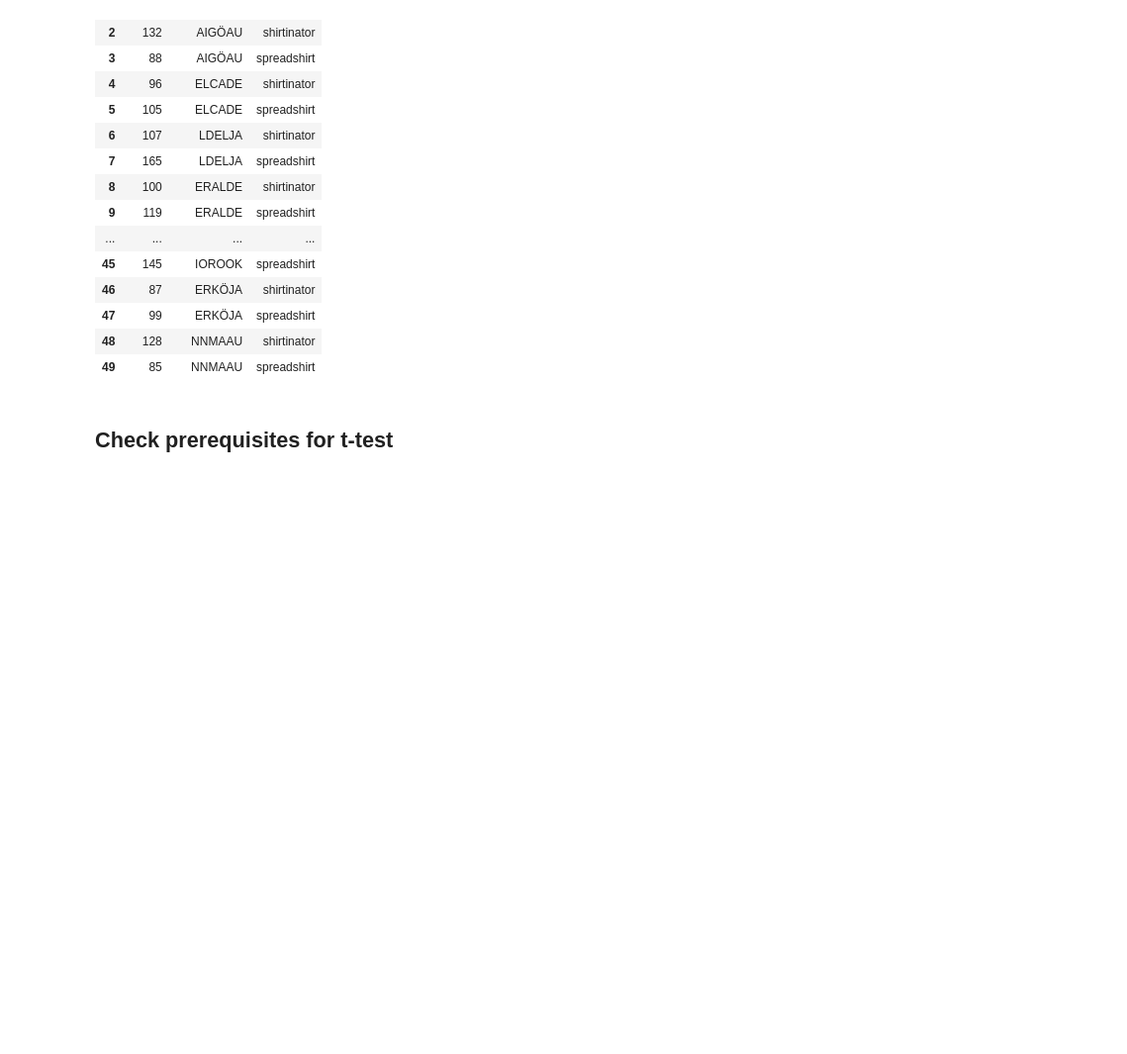
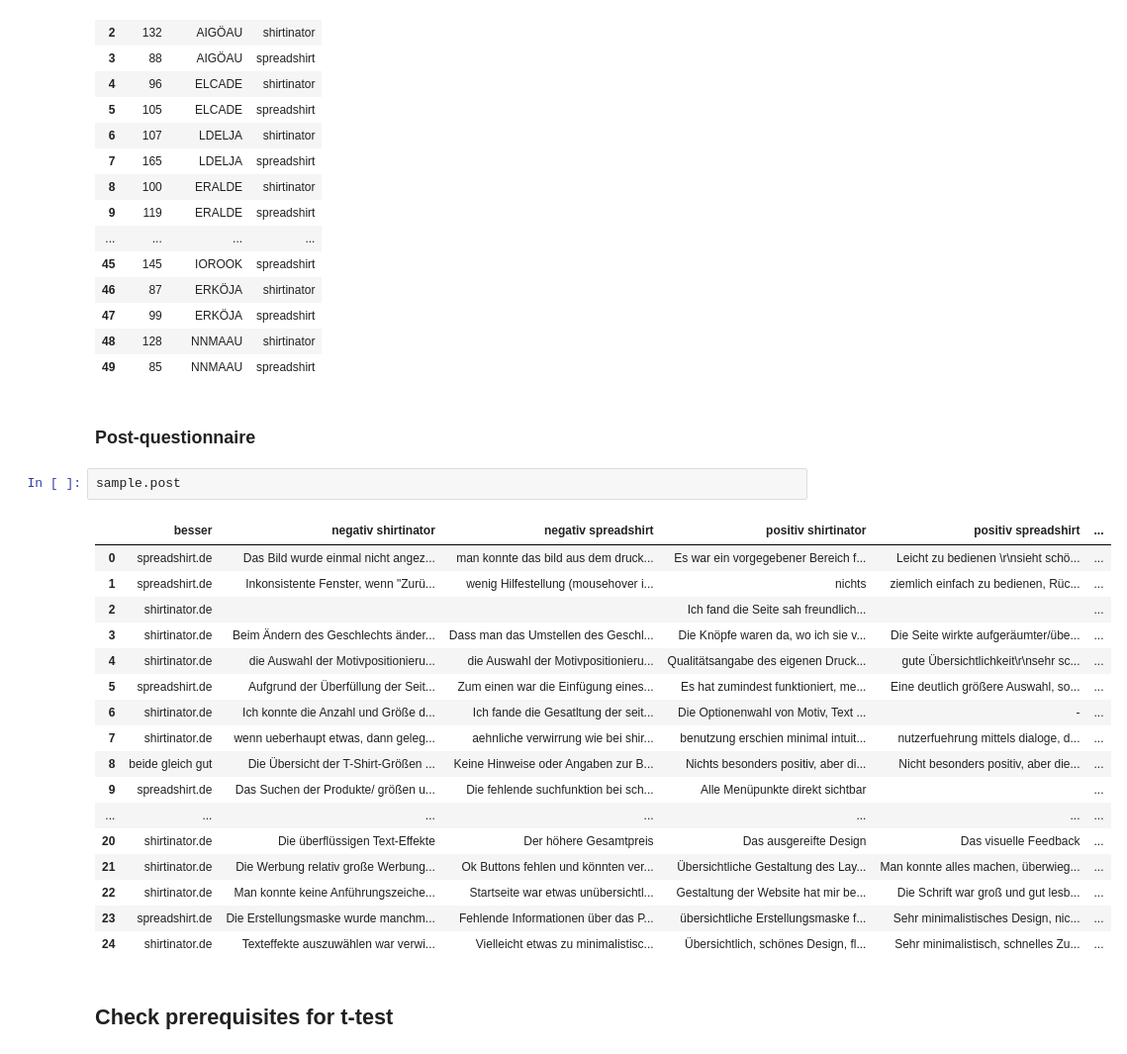
Before and after one commit to severinsimmler/usability-survey, a Jupyter notebook: analysis/analysis.ipynb, the cells around one changed output. Shown: that part at 99% size. Drawn from its saved outputs; the diff is of its cells as text; blank space fills up the shorter version.

```diff
--- a/analysis/analysis.ipynb
+++ b/analysis/analysis.ipynb
@@ -169,6 +169,28 @@ sample.mouse
 | 47 | 99 | ERKÖJA | spreadshirt |
 | 48 | 128 | NNMAAU | shirtinator |
 | 49 | 85 | NNMAAU | spreadshirt |
+# %% [markdown]
+### Post-questionnaire
+# %%
+sample.post
+# %% [output]
+|  | besser | negativ shirtinator | negativ spreadshirt | positiv shirtinator | positiv spreadshirt | ... |
+| 0 | spreadshirt.de | Das Bild wurde einmal nicht angez... | man konnte das bild aus dem druck... | Es war ein vorgegebener Bereich f... | Leicht zu bedienen \r\nsieht schö... | ... |
+| 1 | spreadshirt.de | Inkonsistente Fenster, wenn "Zurü... | wenig Hilfestellung (mousehover i... | nichts | ziemlich einfach zu bedienen, Rüc... | ... |
+| 2 | shirtinator.de |  |  | Ich fand die Seite sah freundlich... |  | ... |
+| 3 | shirtinator.de | Beim Ändern des Geschlechts änder... | Dass man das Umstellen des Geschl... | Die Knöpfe waren da, wo ich sie v... | Die Seite wirkte aufgeräumter/übe... | ... |
+| 4 | shirtinator.de | die Auswahl der Motivpositionieru... | die Auswahl der Motivpositionieru... | Qualitätsangabe des eigenen Druck... | gute Übersichtlichkeit\r\nsehr sc... | ... |
+| 5 | spreadshirt.de | Aufgrund der Überfüllung der Seit... | Zum einen war die Einfügung eines... | Es hat zumindest funktioniert, me... | Eine deutlich größere Auswahl, so... | ... |
+| 6 | shirtinator.de | Ich konnte die Anzahl und Größe d... | Ich fande die Gesatltung der seit... | Die Optionenwahl von Motiv, Text ... | - | ... |
+| 7 | shirtinator.de | wenn ueberhaupt etwas, dann geleg... | aehnliche verwirrung wie bei shir... | benutzung erschien minimal intuit... | nutzerfuehrung mittels dialoge, d... | ... |
+| 8 | beide gleich gut | Die Übersicht der T-Shirt-Größen ... | Keine Hinweise oder Angaben zur B... | Nichts besonders positiv, aber di... | Nicht besonders positiv, aber die... | ... |
+| 9 | spreadshirt.de | Das Suchen der Produkte/ größen u... | Die fehlende suchfunktion bei sch... | Alle Menüpunkte direkt sichtbar |  | ... |
+| ... | ... | ... | ... | ... | ... | ... |
+| 20 | shirtinator.de | Die überflüssigen Text-Effekte | Der höhere Gesamtpreis | Das ausgereifte Design | Das visuelle Feedback | ... |
+| 21 | shirtinator.de | Die Werbung relativ große Werbung... | Ok Buttons fehlen und könnten ver... | Übersichtliche Gestaltung des Lay... | Man konnte alles machen, überwieg... | ... |
+| 22 | shirtinator.de | Man konnte keine Anführungszeiche... | Startseite war etwas unübersichtl... | Gestaltung der Website hat mir be... | Die Schrift war groß und gut lesb... | ... |
+| 23 | spreadshirt.de | Die Erstellungsmaske wurde manchm... | Fehlende Informationen über das P... | übersichtliche Erstellungsmaske f... | Sehr minimalistisches Design, nic... | ... |
+| 24 | shirtinator.de | Texteffekte auszuwählen war verwi... | Vielleicht etwas zu minimalistisc... | Übersichtlich, schönes Design, fl... | Sehr minimalistisch, schnelles Zu... | ... |
 # %% [markdown]
 ## Check prerequisites for t-test
 # %%
```
Also changed, not shown: parts of 10 cells of this notebook, 3 other files.
